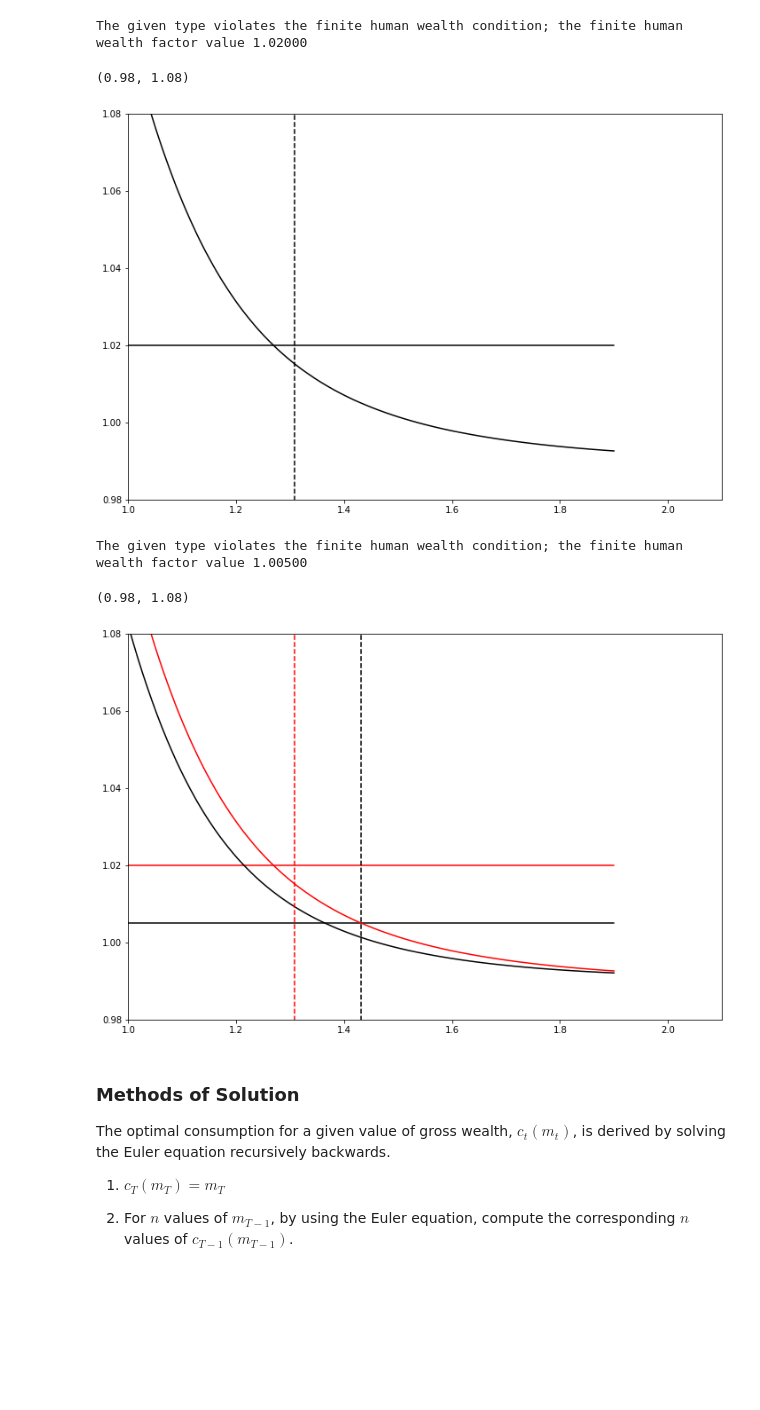
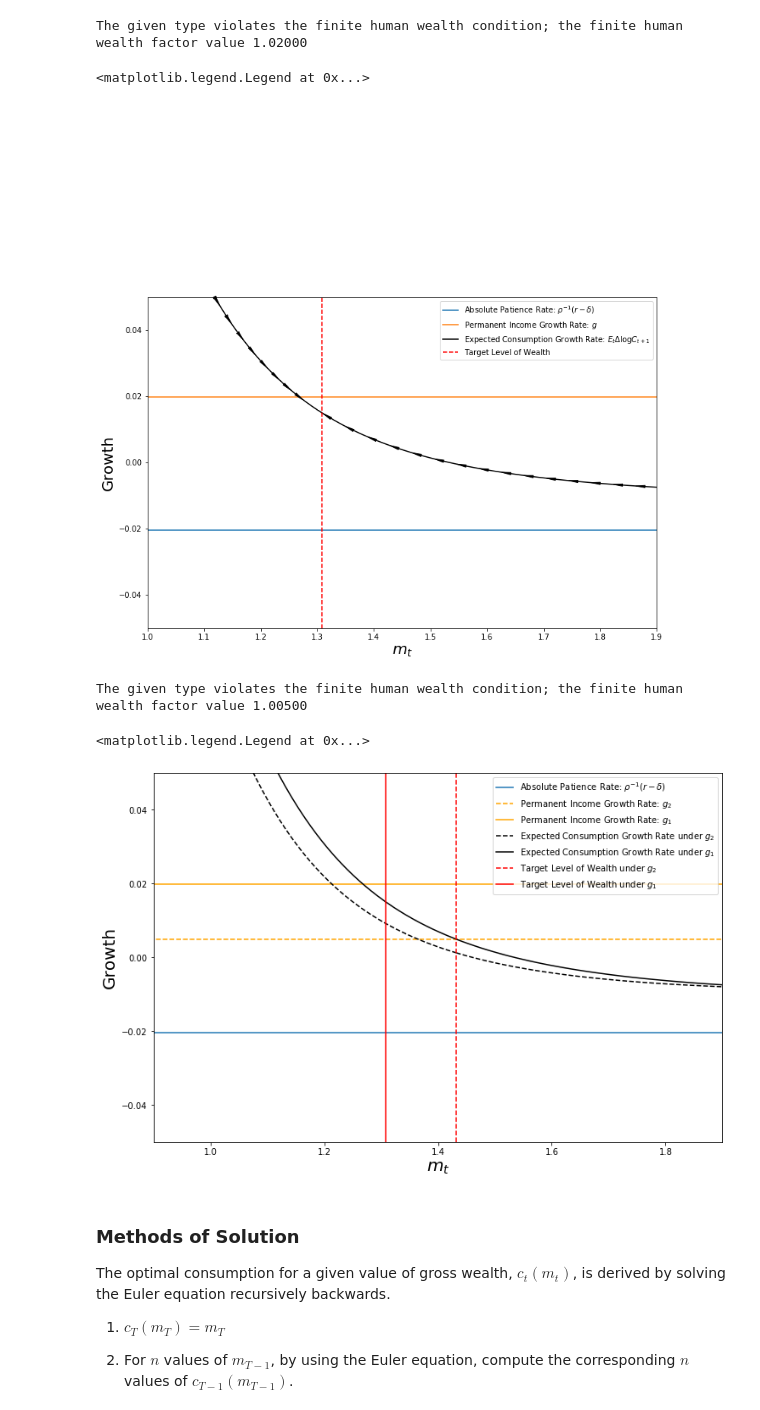
Before and after one commit to ykulu1/project-with-yusuf, a Jupyter notebook: DemARK_BufferStockSaving.ipynb, the cells around one changed output. Drawn from its saved outputs; the diff is of its cells as text; code cells hidden in the pictures; blank space fills up the shorter version.

```diff
--- a/DemARK_BufferStockSaving.ipynb
+++ b/DemARK_BufferStockSaving.ipynb
@@ -200,33 +282,39 @@ growth2 = np.array(exp_consumption_l2)/c_m2
 # %%
 # Plot consumption growth as a function of market resources
 # Calculate Absolute Patience Factor Phi = lower bound of consumption growth factor
-AbsPatientFac = (baseEx_inf.Rfree*baseEx_inf.DiscFac)**(1.0/baseEx_inf.CRRA)
+import math
+
+AbsPatientFac = math.log((baseEx_inf.Rfree*baseEx_inf.DiscFac)**(1.0/baseEx_inf.CRRA))
 
 fig = plt.figure(figsize = (12,8))
 ax = fig.add_subplot(111)
 # Plot the Absolute Patience Factor line
-ax.plot([0,1.9],[AbsPatientFac,AbsPatientFac],color="black")
+ax.plot([0,2.0],[AbsPatientFac,AbsPatientFac], label=r'Absolute Patience Rate: $\rho^{-1}(r-\delta)$')
 
 # Plot the Permanent Income Growth Factor line
-ax.plot([0,1.9],[baseEx_inf.PermGroFac[0],baseEx_inf.PermGroFac[0]],color="black")
+ax.plot([0,2.0],[math.log(baseEx_inf.PermGroFac[0]),math.log(baseEx_inf.PermGroFac[0])], label=r'Permanent Income Growth Rate: $g$')
 
 # Plot the expected consumption growth factor on the left side of target m
-ax.plot(m1,growth1,color="black")
+ax.plot(m1,np.log(growth1),color="black", label=r'Expected Consumption Growth Rate: $E_t\Delta \log C_{t+1}$')
 
 # Plot the expected consumption growth factor on the right side of target m
-ax.plot(m2,growth2,color="black")
+ax.plot(m2,np.log(growth2),color="black")
 
 # Plot the arrows
-#arrowplot(ax, m1,growth1)
-#arrowplot(ax, m2,growth2, direc='pos')
+arrowplot(ax, m1,np.log(growth1))
+arrowplot(ax, m2,np.log(growth2), direc='pos')
 
 # Plot the target m
-ax.plot([baseEx_inf.solution[0].mNrmSS,baseEx_inf.solution[0].mNrmSS],[0,1.4],color="black",linestyle="--")
-ax.set_xlim(1,2.10)
-ax.set_ylim(0.98,1.08)
+ax.plot([baseEx_inf.solution[0].mNrmSS,baseEx_inf.solution[0].mNrmSS],[-1,1.4],color="red",linestyle="--", label='Target Level of Wealth')
+ax.set_xlim(1,1.9)
+ax.set_ylim(-0.05,0.05)
+#ax.set_ylim(0.98,1.08)
+plt.xlabel('$m_t$', fontsize=20)
+plt.ylabel('Growth', fontsize=20)
+plt.legend()
 # %% [output]
-(0.98, 1.08)
+<matplotlib.legend.Legend at 0x...>
-[figure, old version]
+[figure, new version]
 # %%
 # Define a parameter dictionary with baseline parameter values
 
@@ -317,38 +405,42 @@ growth21 = np.array(exp_consumption_l21)/c_m21
 # %%
 # Plot consumption growth as a function of market resources
 # Calculate Absolute Patience Factor Phi = lower bound of consumption growth factor
-AbsPatientFac1 = (baseEx_inf1.Rfree*baseEx_inf1.DiscFac)**(1.0/baseEx_inf1.CRRA)
+AbsPatientFac1 = math.log((baseEx_inf1.Rfree)*(baseEx_inf1.DiscFac)**(1.0/baseEx_inf1.CRRA))
 
 fig = plt.figure(figsize = (12,8))
 ax = fig.add_subplot(111)
 # Plot the Absolute Patience Factor line
-ax.plot([0,1.9],[AbsPatientFac1,AbsPatientFac1],color="black")
-ax.plot([0,1.9],[AbsPatientFac,AbsPatientFac],color="red")
+ax.plot([0,1.9],[AbsPatientFac1,AbsPatientFac1],label=r'Absolute Patience Rate: $\rho^{-1}(r-\delta)$')
+#ax.plot([0,1.9],[AbsPatientFac,AbsPatientFac],color="red")
 
 # Plot the Permanent Income Growth Factor line
-ax.plot([0,1.9],[baseEx_inf1.PermGroFac[0],baseEx_inf1.PermGroFac[0]],color="black")
-ax.plot([0,1.9],[baseEx_inf.PermGroFac[0],baseEx_inf.PermGroFac[0]],color="red")
+ax.plot([0,1.9],[math.log(baseEx_inf1.PermGroFac[0]),math.log(baseEx_inf1.PermGroFac[0])], label=r'Permanent Income Growth Rate: $g_2$', color='orange', linestyle="--")
+ax.plot([0,1.9],[math.log(baseEx_inf.PermGroFac[0]),math.log(baseEx_inf.PermGroFac[0])], label=r'Permanent Income Growth Rate: $g_1$', color='orange')
 
 # Plot the expected consumption growth factor on the left side of target m
-ax.plot(m11,growth11,color="black")
-ax.plot(m1,growth1,color="red")
+ax.plot(m11,np.log(growth11),color="black",linestyle="--", label=r'Expected Consumption Growth Rate under $g_2$')
+ax.plot(m1,np.log(growth1),color="black", label=r'Expected Consumption Growth Rate under $g_1$')
 
 # Plot the expected consumption growth factor on the right side of target m
-ax.plot(m21,growth21,color="black")
-ax.plot(m2,growth2,color="red")
+ax.plot(m21,np.log(growth21),color="black", linestyle="--")
+ax.plot(m2,np.log(growth2),color="black")
+
 # Plot the arrows
-#arrowplot(ax, m1,growth1)
-#arrowplot(ax, m2,growth2, direc='pos')
+#arrowplot(ax, m1,np.log(growth1))
+#arrowplot(ax, m2,np.log(growth2), direc='pos')
 
 # Plot the target m
-ax.plot([baseEx_inf1.solution[0].mNrmSS,baseEx_inf1.solution[0].mNrmSS],[0,1.4],color="black",linestyle="--")
-ax.plot([baseEx_inf.solution[0].mNrmSS,baseEx_inf.solution[0].mNrmSS],[0,1.4],color="red",linestyle="--")
+ax.plot([baseEx_inf1.solution[0].mNrmSS,baseEx_inf1.solution[0].mNrmSS],[-0.05,0.05],color="red",linestyle="--", label='Target Level of Wealth under $g_2$')
+ax.plot([baseEx_inf.solution[0].mNrmSS,baseEx_inf.solution[0].mNrmSS],[-0.05,0.05],color="red", label='Target Level of Wealth under $g_1$')
 
-ax.set_xlim(1,2.10)
-ax.set_ylim(0.98,1.08)
+ax.set_xlim(0.9,1.9)
+ax.set_ylim(-0.05,0.05)
+plt.xlabel('$m_t$',fontsize=20)
+plt.ylabel('Growth',fontsize=20)
+plt.legend()
 # %% [output]
-(0.98, 1.08)
+<matplotlib.legend.Legend at 0x...>
-[figure, old version]
+[figure, new version]
 # %% [markdown]
 ### Methods of Solution
 
```
Also changed, not shown: parts of 8 cells of this notebook.
